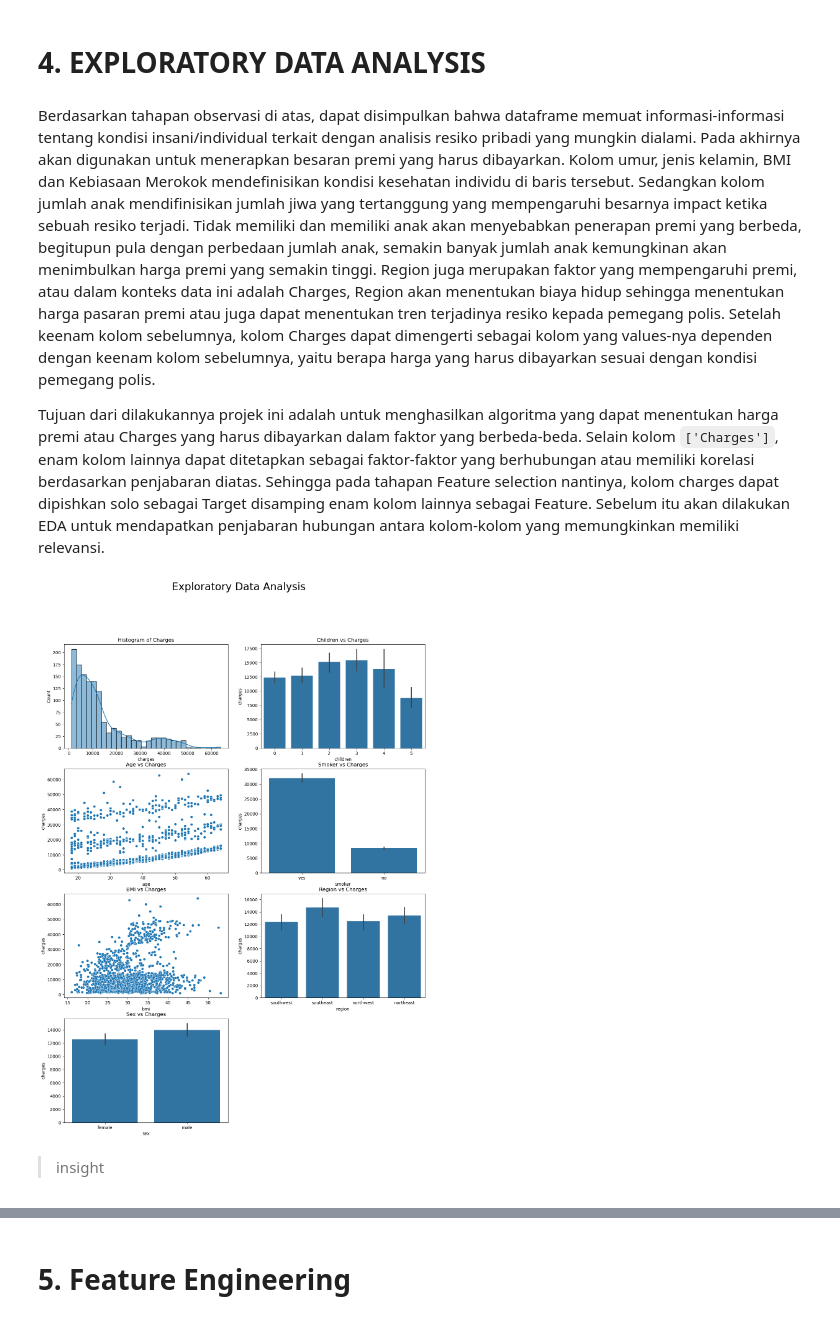
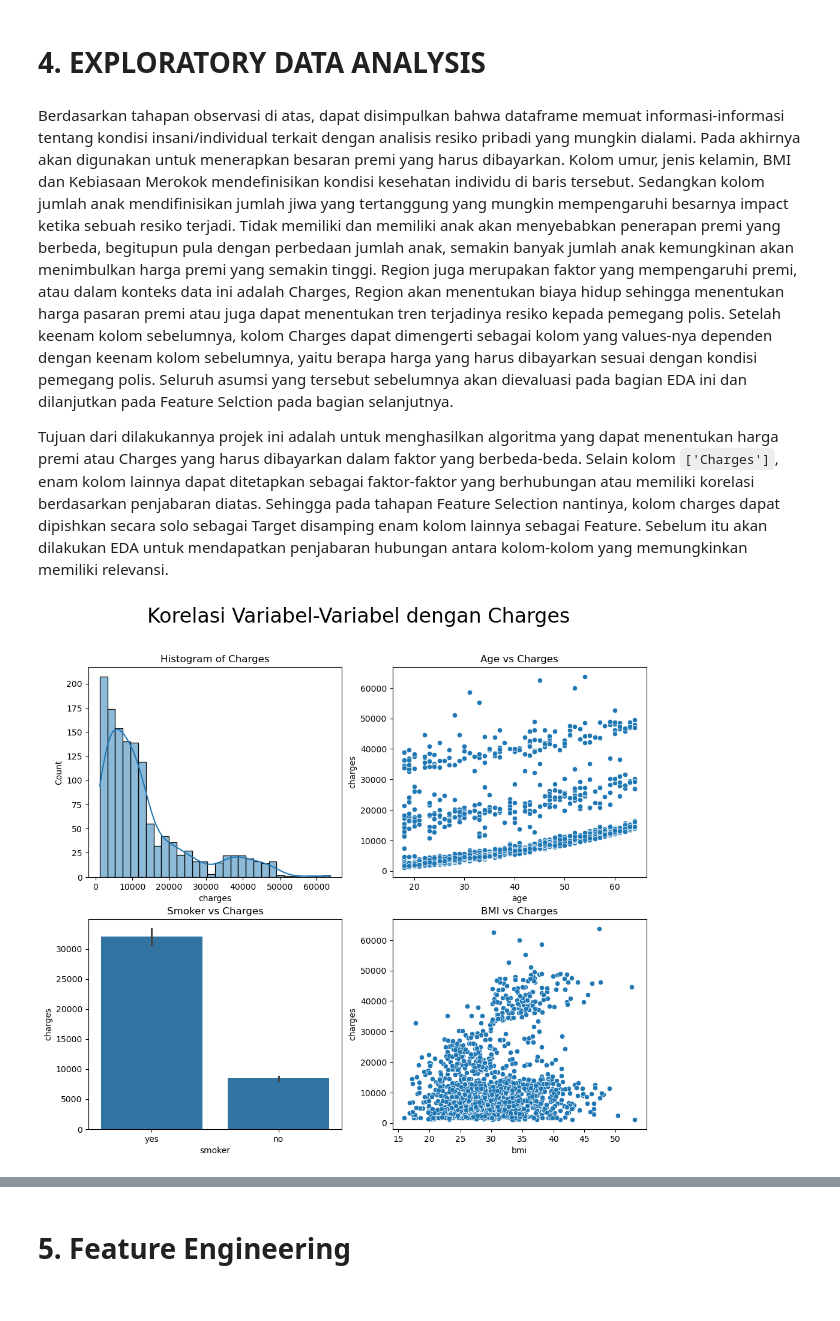
Before and after one commit to Ediashta-Narendra/Insurance-Premium-Prediction, a Jupyter notebook: h8dsft_ngc_ml_w1.ipynb, the cells around one changed output, grey strips where cells are left out. Cells and saved outputs as stored; diff of their text form; code cells hidden in the pictures.

```diff
--- a/h8dsft_ngc_ml_w1.ipynb
+++ b/h8dsft_ngc_ml_w1.ipynb
@@ -190,52 +200,37 @@ Kesimpulan pada proses observasi data adalah ``df`` yang digunakan secara umum s
 # %% [markdown]
 # 4. EXPLORATORY DATA ANALYSIS
 # %% [markdown]
-Berdasarkan tahapan observasi di atas, dapat disimpulkan bahwa dataframe memuat informasi-informasi tentang kondisi insani/individual terkait dengan analisis resiko pribadi yang mungkin dialami. Pada akhirnya akan digunakan untuk menerapkan besaran premi yang harus dibayarkan. Kolom umur, jenis kelamin, BMI dan Kebiasaan Merokok mendefinisikan kondisi kesehatan individu di baris tersebut. Sedangkan kolom jumlah anak mendifinisikan jumlah jiwa yang tertanggung yang mempengaruhi besarnya impact ketika sebuah resiko terjadi. Tidak memiliki dan memiliki anak akan menyebabkan penerapan premi yang berbeda, begitupun pula dengan perbedaan jumlah anak, semakin banyak jumlah anak kemungkinan akan menimbulkan harga premi yang semakin tinggi. Region juga merupakan faktor yang mempengaruhi premi, atau dalam konteks data ini adalah Charges, Region akan menentukan biaya hidup sehingga menentukan harga pasaran premi atau juga dapat menentukan tren terjadinya resiko kepada pemegang polis. Setelah keenam kolom sebelumnya, kolom Charges dapat dimengerti sebagai kolom yang values-nya dependen dengan keenam kolom sebelumnya, yaitu berapa harga yang harus dibayarkan sesuai dengan kondisi pemegang polis.
+Berdasarkan tahapan observasi di atas, dapat disimpulkan bahwa dataframe memuat informasi-informasi tentang kondisi insani/individual terkait dengan analisis resiko pribadi yang mungkin dialami. Pada akhirnya akan digunakan untuk menerapkan besaran premi yang harus dibayarkan. Kolom umur, jenis kelamin, BMI dan Kebiasaan Merokok mendefinisikan kondisi kesehatan individu di baris tersebut. Sedangkan kolom jumlah anak mendifinisikan jumlah jiwa yang tertanggung yang mungkin mempengaruhi besarnya impact ketika sebuah resiko terjadi. Tidak memiliki dan memiliki anak akan menyebabkan penerapan premi yang berbeda, begitupun pula dengan perbedaan jumlah anak, semakin banyak jumlah anak kemungkinan akan menimbulkan harga premi yang semakin tinggi. Region juga merupakan faktor yang mempengaruhi premi, atau dalam konteks data ini adalah Charges, Region akan menentukan biaya hidup sehingga menentukan harga pasaran premi atau juga dapat menentukan tren terjadinya resiko kepada pemegang polis. Setelah keenam kolom sebelumnya, kolom Charges dapat dimengerti sebagai kolom yang values-nya dependen dengan keenam kolom sebelumnya, yaitu berapa harga yang harus dibayarkan sesuai dengan kondisi pemegang polis. Seluruh asumsi yang tersebut sebelumnya akan dievaluasi pada bagian EDA ini dan dilanjutkan pada Feature Selction pada bagian selanjutnya.
 
-Tujuan dari dilakukannya projek ini adalah untuk menghasilkan algoritma yang dapat menentukan harga premi atau Charges yang harus dibayarkan dalam faktor yang berbeda-beda. Selain kolom ``['Charges']``, enam kolom lainnya dapat ditetapkan sebagai faktor-faktor yang berhubungan atau memiliki korelasi berdasarkan penjabaran diatas. Sehingga pada tahapan Feature selection nantinya, kolom charges dapat dipishkan solo sebagai Target disamping enam kolom lainnya sebagai Feature. Sebelum itu akan dilakukan EDA untuk mendapatkan penjabaran hubungan antara kolom-kolom yang memungkinkan memiliki relevansi.
+Tujuan dari dilakukannya projek ini adalah untuk menghasilkan algoritma yang dapat menentukan harga premi atau Charges yang harus dibayarkan dalam faktor yang berbeda-beda. Selain kolom ``['Charges']``, enam kolom lainnya dapat ditetapkan sebagai faktor-faktor yang berhubungan atau memiliki korelasi berdasarkan penjabaran diatas. Sehingga pada tahapan Feature Selection nantinya, kolom charges dapat dipishkan secara solo sebagai Target disamping enam kolom lainnya sebagai Feature. Sebelum itu akan dilakukan EDA untuk mendapatkan penjabaran hubungan antara kolom-kolom yang memungkinkan memiliki relevansi.
 # %%
 #Create Histogram and Scatter Plot
 
 #Create Canvas
-plt.figure(figsize = (15,20))
-plt.suptitle('Exploratory Data Analysis', fontsize=24)
+plt.figure(figsize = (12,10))
+plt.suptitle('Korelasi Variabel-Variabel dengan Charges', fontsize=24)
+
 # Plot 1 taruh kiri atas
-plt.subplot(4,2,1)
+plt.subplot(2,2,1)
 sns.histplot(df.charges, kde=True, bins=30)
 plt.title('Histogram of Charges')
 
-#plot 2 taruh kanan atas
-plt.subplot(4,2,2)
-sns.barplot(x='children', y='charges', data=df)
-plt.title('Children vs Charges')
-
 #plot 3 taruh kiri tengah
-plt.subplot(4,2,3)
+plt.subplot(2,2,2)
 sns.scatterplot(x='age', y='charges', data=df)
 plt.title('Age vs Charges')
 
 #plot 4 taruh kanan tengah
-plt.subplot(4,2,4)
+plt.subplot(2,2,3)
 sns.barplot(x='smoker', y='charges', data=df)
 plt.title('Smoker vs Charges')
 
 #plot 5 taruh kanan bawah
-plt.subplot(4,2,5)
+plt.subplot(2,2,4)
 sns.scatterplot(x='bmi', y='charges', data=df)
 plt.title('BMI vs Charges')
 
-#plot 6 taruh kanan bawah
-plt.subplot(4,2,6)
-sns.barplot(x='region', y='charges', data=df)
-plt.title('Region vs Charges')
-
-#plot 7 taruh kiri paling bawah
-plt.subplot(4,2,7)
-sns.barplot(x='sex', y='charges', data=df)
-plt.title('Sex vs Charges')
 
 plt.show()
 # %% [output]
-[figure, old version]
+[figure, new version]
-# %% [markdown]
->insight
```
Also changed, not shown: parts of 72 cells of this notebook, 7 other files.
